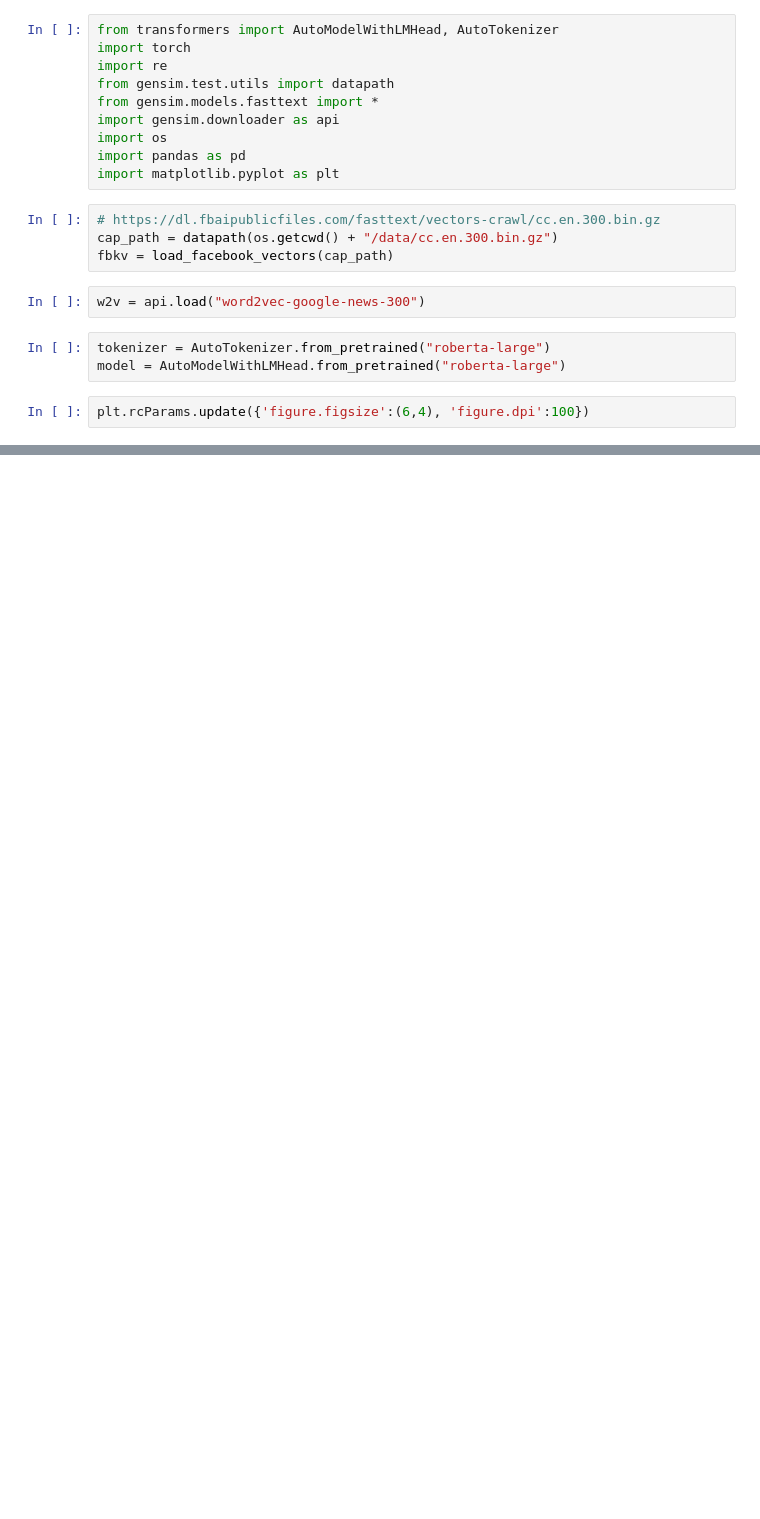
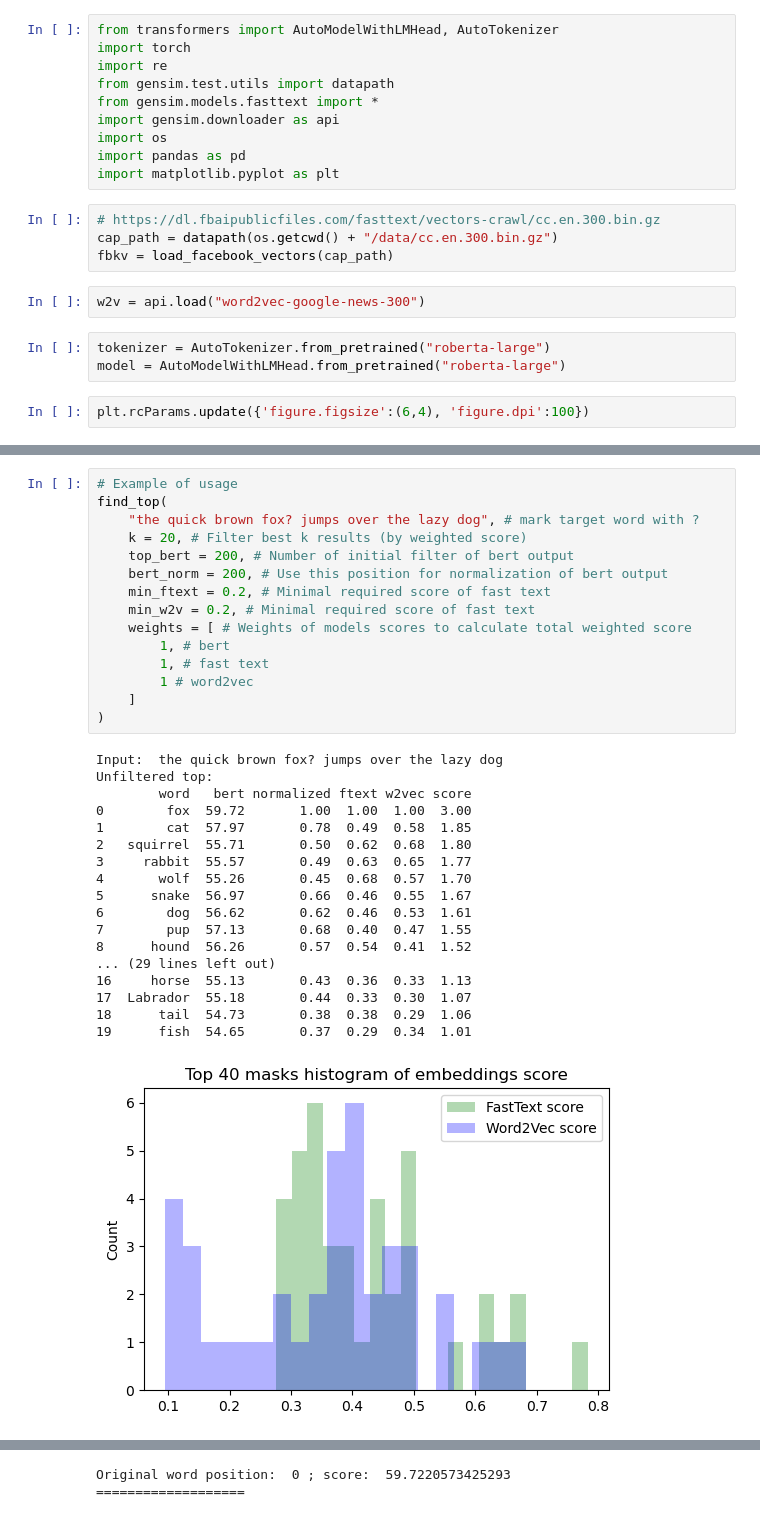
Before and after one commit to 1nkon/bert-playground, a Jupyter notebook: Trasnsformers-Gensim.ipynb, the cells around one changed output, grey strips where cells are left out. Drawn from its saved outputs; the diff is of its cells as text; blank space fills up the shorter version.

```diff
--- a/Trasnsformers-Gensim.ipynb
+++ b/Trasnsformers-Gensim.ipynb
@@ -374,0 +341,34 @@ Input:  escape a sinking? ship
+# %%
+# Example of usage
+find_top(
+    "the quick brown fox? jumps over the lazy dog", # mark target word with ?
+    k = 20, # Filter best k results (by weighted score)
+    top_bert = 200, # Number of initial filter of bert output
+    bert_norm = 200, # Use this position for normalization of bert output
+    min_ftext = 0.2, # Minimal required score of fast text
+    min_w2v = 0.2, # Minimal required score of fast text
+    weights = [ # Weights of models scores to calculate total weighted score
+        1, # bert
+        1, # fast text
+        1 # word2vec
+    ]
+)
+# %% [output]
+Input:  the quick brown fox? jumps over the lazy dog
+Unfiltered top:
+        word   bert normalized ftext w2vec score
+0        fox  59.72       1.00  1.00  1.00  3.00
+1        cat  57.97       0.78  0.49  0.58  1.85
+2   squirrel  55.71       0.50  0.62  0.68  1.80
+3     rabbit  55.57       0.49  0.63  0.65  1.77
+4       wolf  55.26       0.45  0.68  0.57  1.70
+5      snake  56.97       0.66  0.46  0.55  1.67
+6        dog  56.62       0.62  0.46  0.53  1.61
+7        pup  57.13       0.68  0.40  0.47  1.55
+8      hound  56.26       0.57  0.54  0.41  1.52
+... (29 lines left out)
+16     horse  55.13       0.43  0.36  0.33  1.13
+17  Labrador  55.18       0.44  0.33  0.30  1.07
+18      tail  54.73       0.38  0.38  0.29  1.06
+19      fish  54.65       0.37  0.29  0.34  1.01
+[figure, added]
@@ -374,0 +376,2 @@ Input:  escape a sinking? ship
+Original word position:  0 ; score:  59.7220573425293
+===================
```
Also changed, not shown: parts of 4 cells of this notebook.
